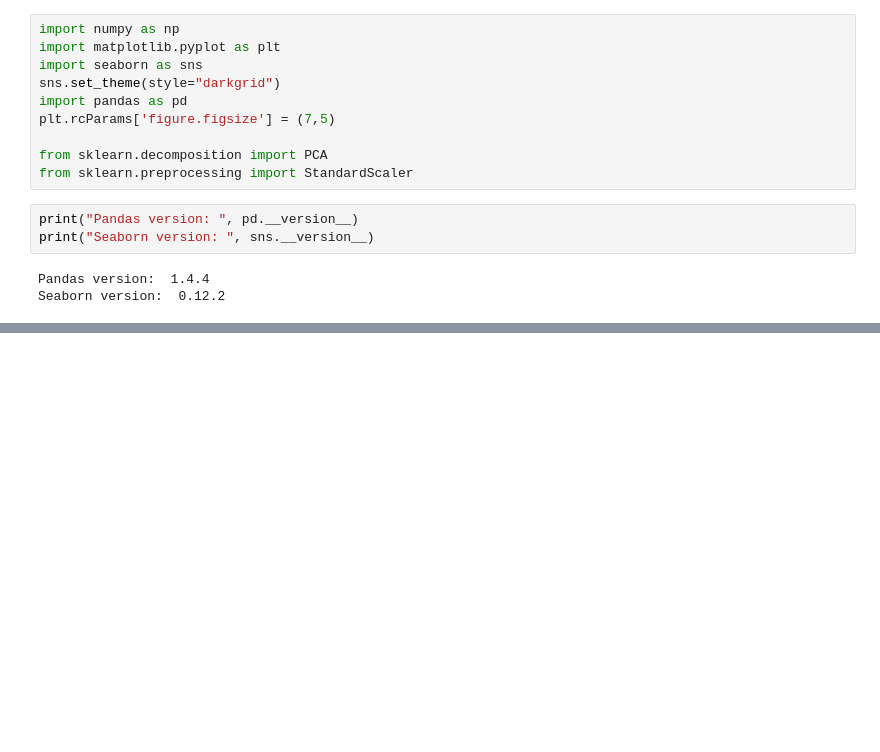
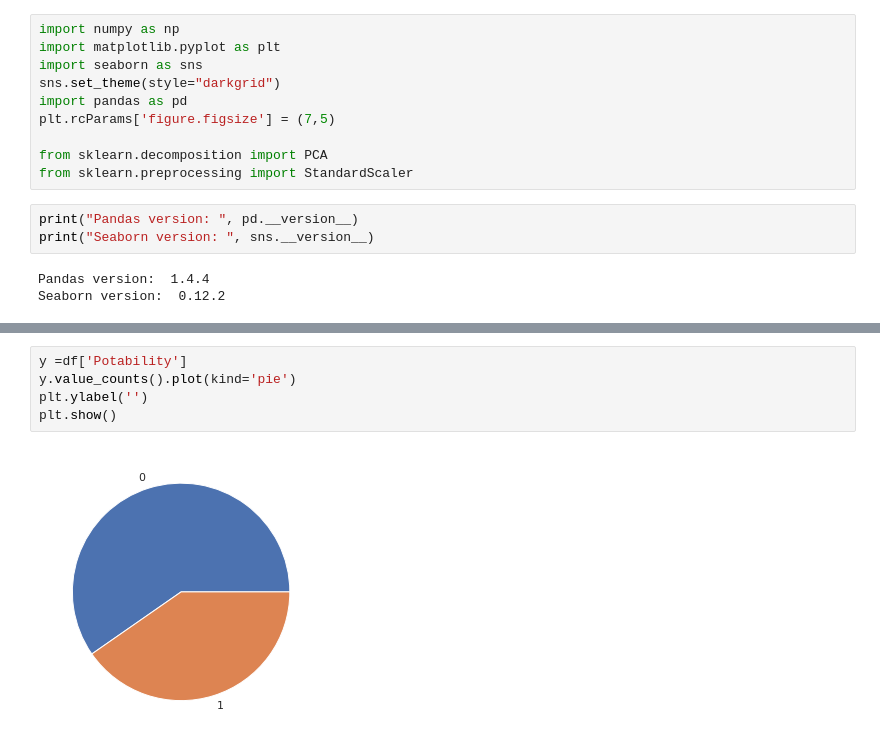
Before and after one commit to nelmalfernando/Nelmal_INSE_6220_Project, a Jupyter notebook: INSE_6220_Project.ipynb, the cells around one changed output, grey strips where cells are left out. Saved outputs shown, nothing was run; the diff lists cells and outputs as text; blank space fills up the shorter version.

```diff
--- a/INSE_6220_Project.ipynb
+++ b/INSE_6220_Project.ipynb
@@ -84,0 +104,7 @@ memory usage: 256.1 KB
+# %%
+y =df['Potability']
+y.value_counts().plot(kind='pie')
+plt.ylabel('')
+plt.show()
+# %% [output]
+[figure, added]
```
Also changed, not shown: parts of 13 cells of this notebook.
